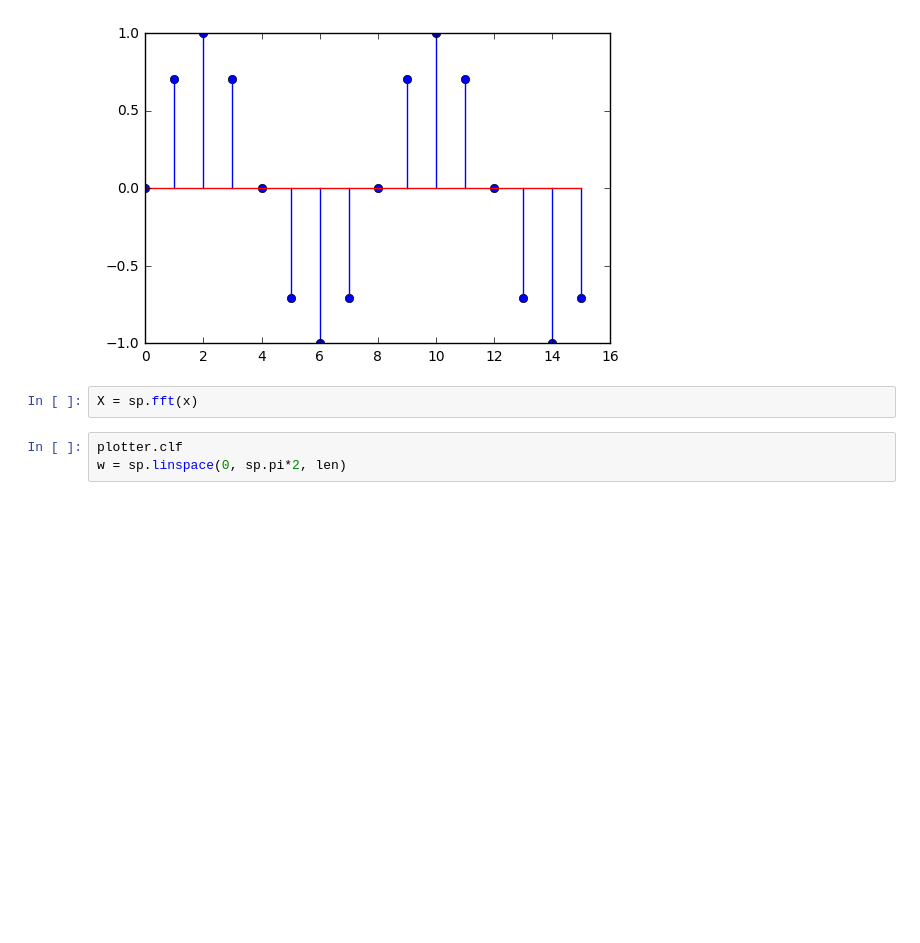
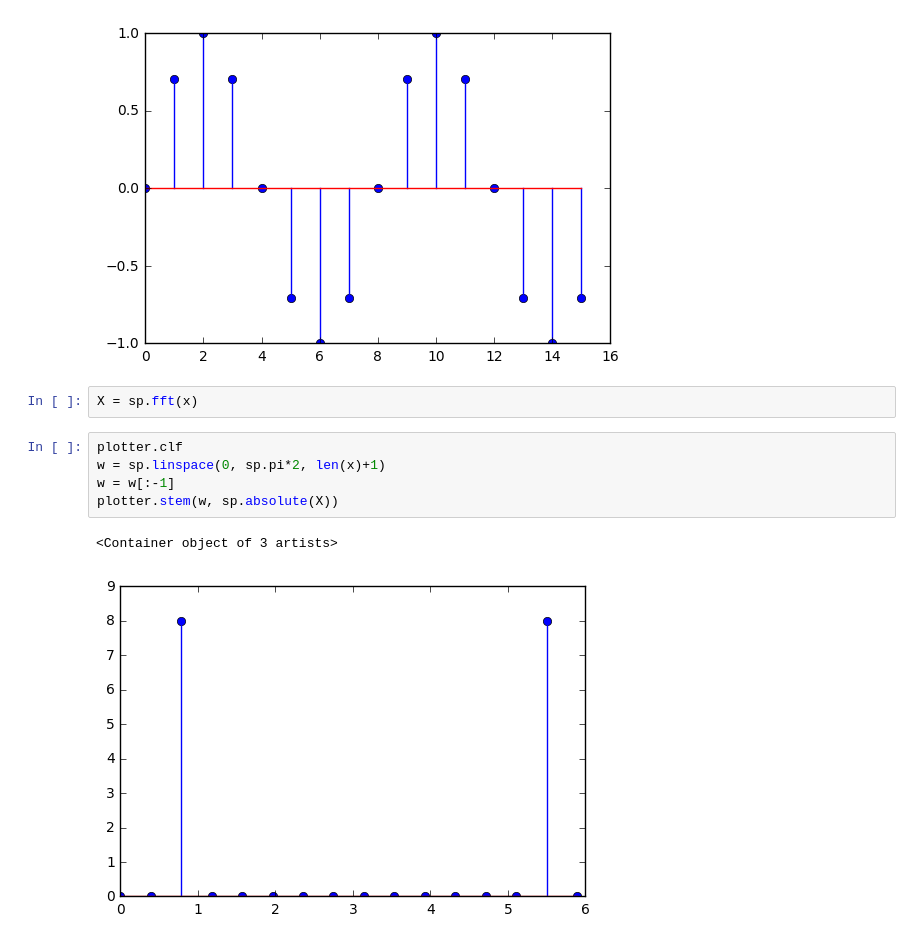
Before and after one commit to milorads/PythonBasics, a Jupyter notebook: Second Part.ipynb, the cells around one changed output. Cells and saved outputs as stored; diff of their text form; blank space fills up the shorter version.

```diff
--- a/Second Part.ipynb
+++ b/Second Part.ipynb
@@ -61,4 +61,9 @@ plotter.stem(n,x)
 X = sp.fft(x)
 # %%
 plotter.clf
-w = sp.linspace(0, sp.pi*2, len)
+w = sp.linspace(0, sp.pi*2, len(x)+1)
+w = w[:-1]
+plotter.stem(w, sp.absolute(X))
+# %% [output]
+<Container object of 3 artists>
+[figure, added]
```
Also changed, not shown: parts of 3 cells of this notebook.
